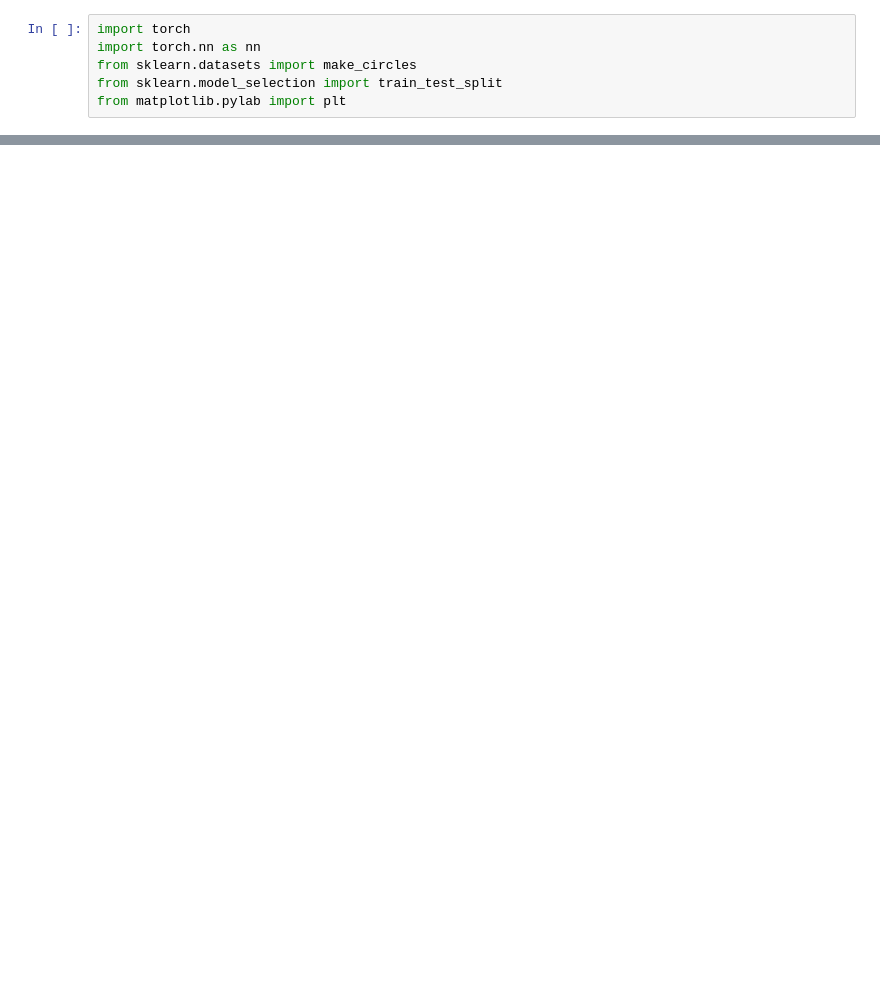
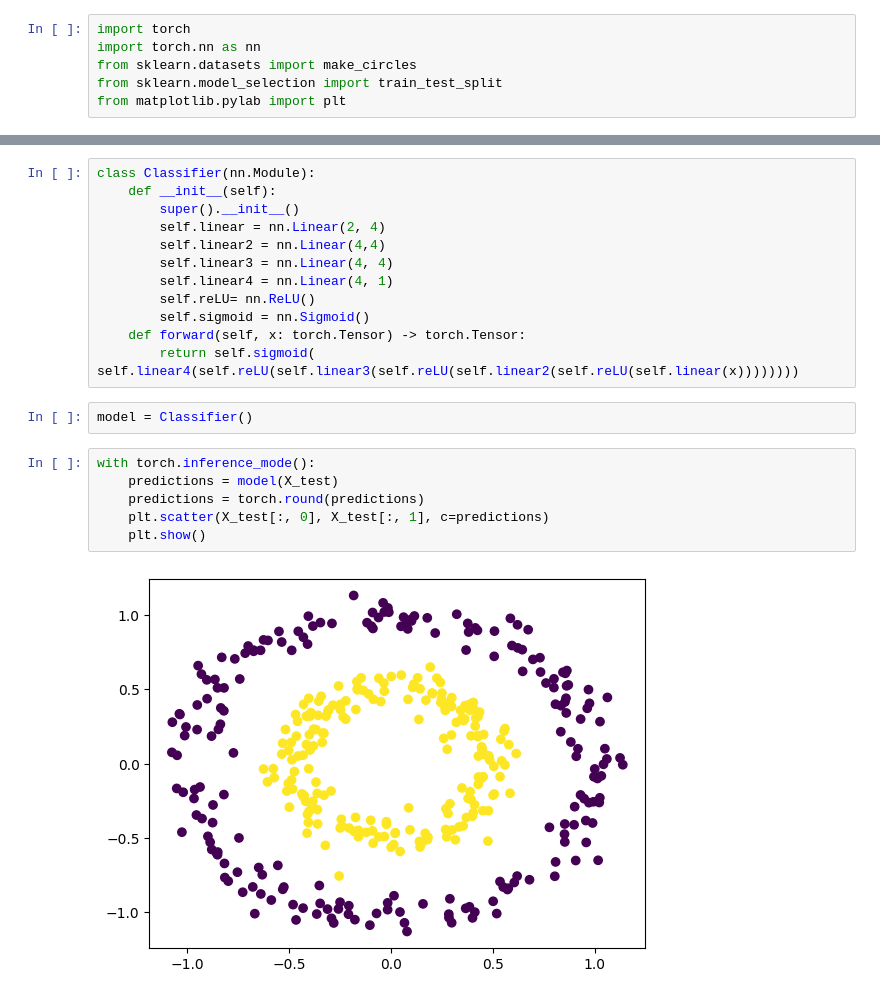
Before and after one commit to Sayemahamed/BeginnerClassificationProjects, a Jupyter notebook: 01_circular_data_classification/main.ipynb, the cells around one changed output, grey strips where cells are left out. Saved outputs shown, nothing was run; the diff lists cells and outputs as text; blank space fills up the shorter version.

Commit message:
first none linear model completed

```diff
--- a/01_circular_data_classification/main.ipynb
+++ b/01_circular_data_classification/main.ipynb
@@ -16,0 +21,22 @@ plt.show()
+# %%
+class Classifier(nn.Module):
+    def __init__(self):
+        super().__init__()
+        self.linear = nn.Linear(2, 4)
+        self.linear2 = nn.Linear(4,4)
+        self.linear3 = nn.Linear(4, 4)
+        self.linear4 = nn.Linear(4, 1)
+        self.reLU= nn.ReLU()
+        self.sigmoid = nn.Sigmoid()
+    def forward(self, x: torch.Tensor) -> torch.Tensor:
+        return self.sigmoid( self.linear4(self.reLU(self.linear3(self.reLU(self.linear2(self.reLU(self.linear(x))))))))
+# %%
+model = Classifier()
+# %%
+with torch.inference_mode():
+    predictions = model(X_test)
+    predictions = torch.round(predictions)
+    plt.scatter(X_test[:, 0], X_test[:, 1], c=predictions)
+    plt.show()
+# %% [output]
+[figure, added]
```
Also changed, not shown: parts of 3 cells of this notebook.
